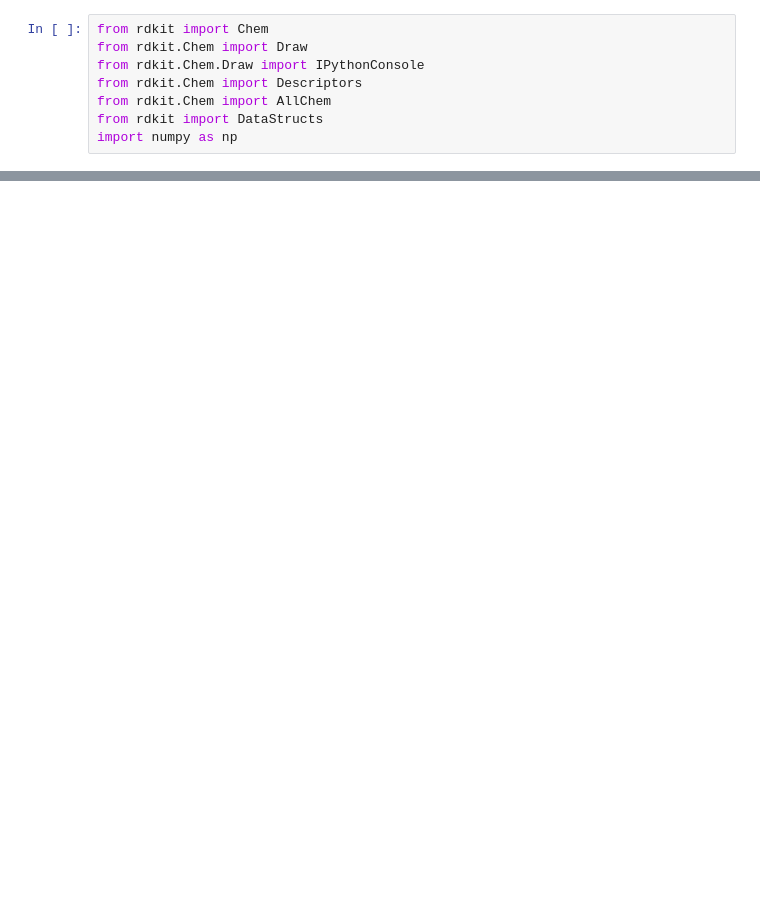
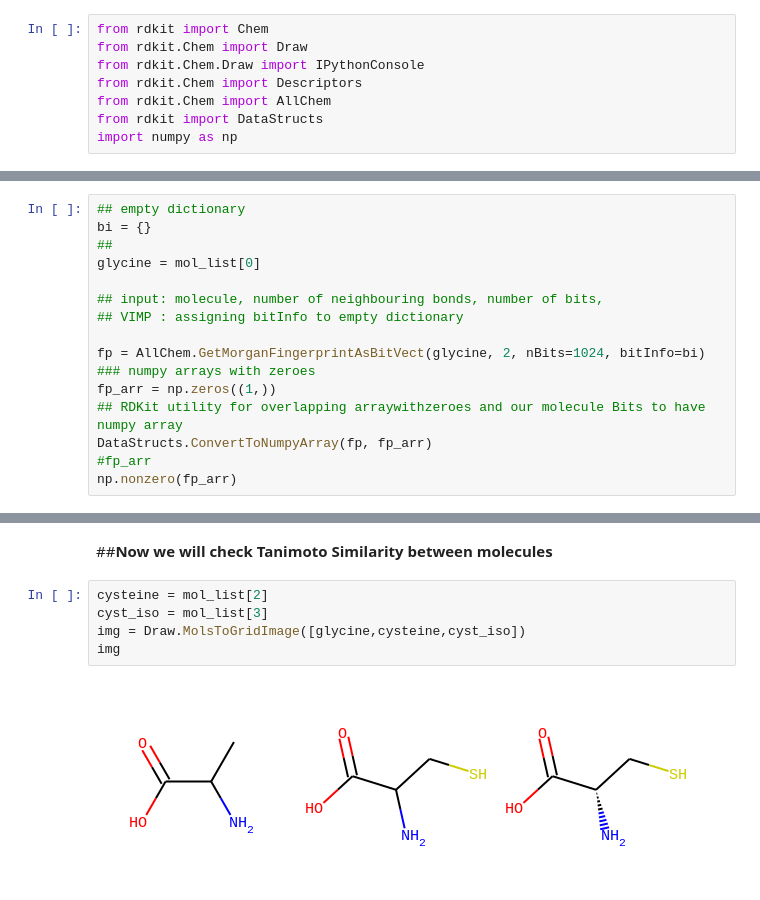
Before and after one commit to MandarKemicentrum/RDKit_Practice, a Jupyter notebook: RDKit_intro.ipynb, the cells around one changed output, grey strips where cells are left out. Saved outputs shown, nothing was run; the diff lists cells and outputs as text; blank space fills up the shorter version.

```diff
--- a/RDKit_intro.ipynb
+++ b/RDKit_intro.ipynb
@@ -32,0 +82,16 @@ import numpy as np
+# %%
+## empty dictionary
+bi = {}
+##
+glycine = mol_list[0]
+
+## input: molecule, number of neighbouring bonds, number of bits,
+## VIMP : assigning bitInfo to empty dictionary
+
+fp = AllChem.GetMorganFingerprintAsBitVect(glycine, 2, nBits=1024, bitInfo=bi)
+### numpy arrays with zeroes
+fp_arr = np.zeros((1,))
+## RDKit utility for overlapping arraywithzeroes and our molecule Bits to have numpy array
+DataStructs.ConvertToNumpyArray(fp, fp_arr)
+#fp_arr
+np.nonzero(fp_arr)
@@ -32,0 +113,9 @@ import numpy as np
+# %% [markdown]
+##**Now we will check Tanimoto Similarity between molecules**
+# %%
+cysteine = mol_list[2]
+cyst_iso = mol_list[3]
+img = Draw.MolsToGridImage([glycine,cysteine,cyst_iso])
+img
+# %% [output]
+[figure, added]
```
Also changed, not shown: parts of 20 cells of this notebook.
